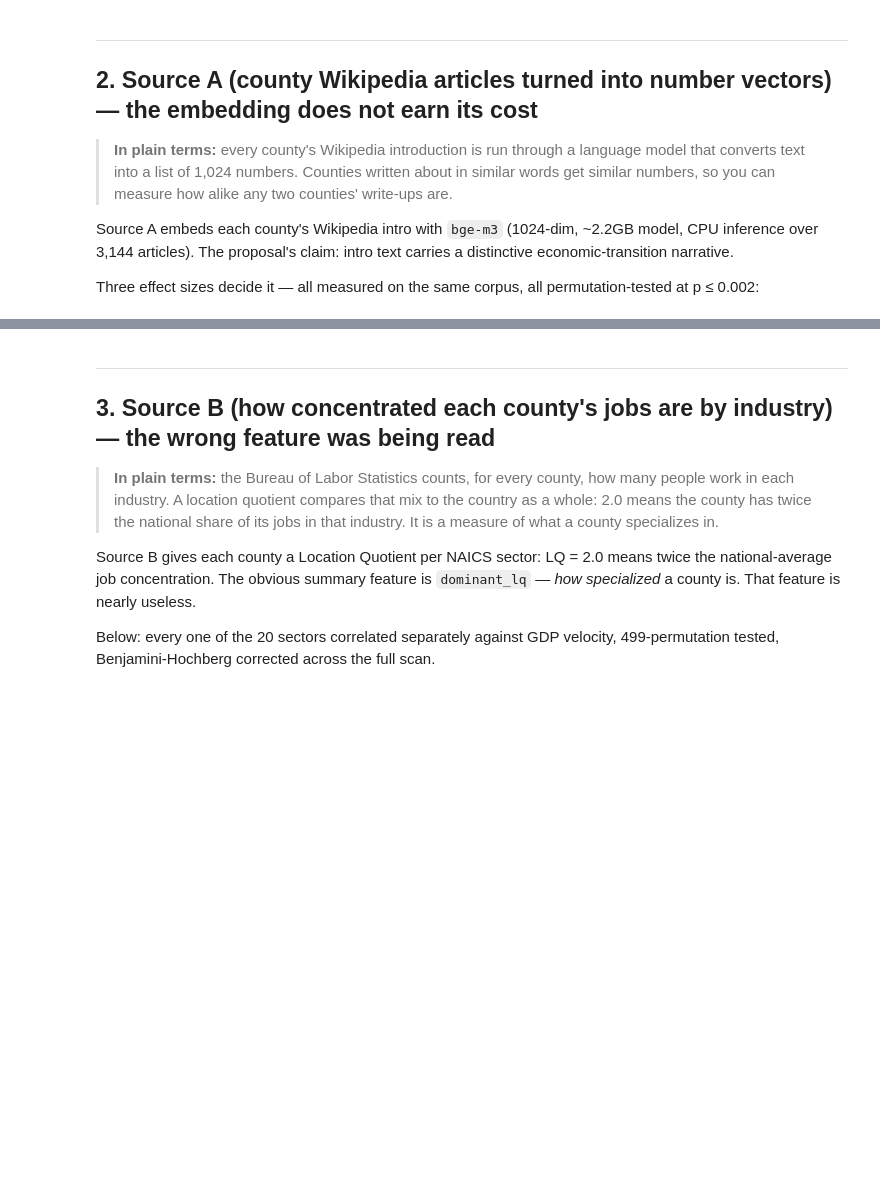
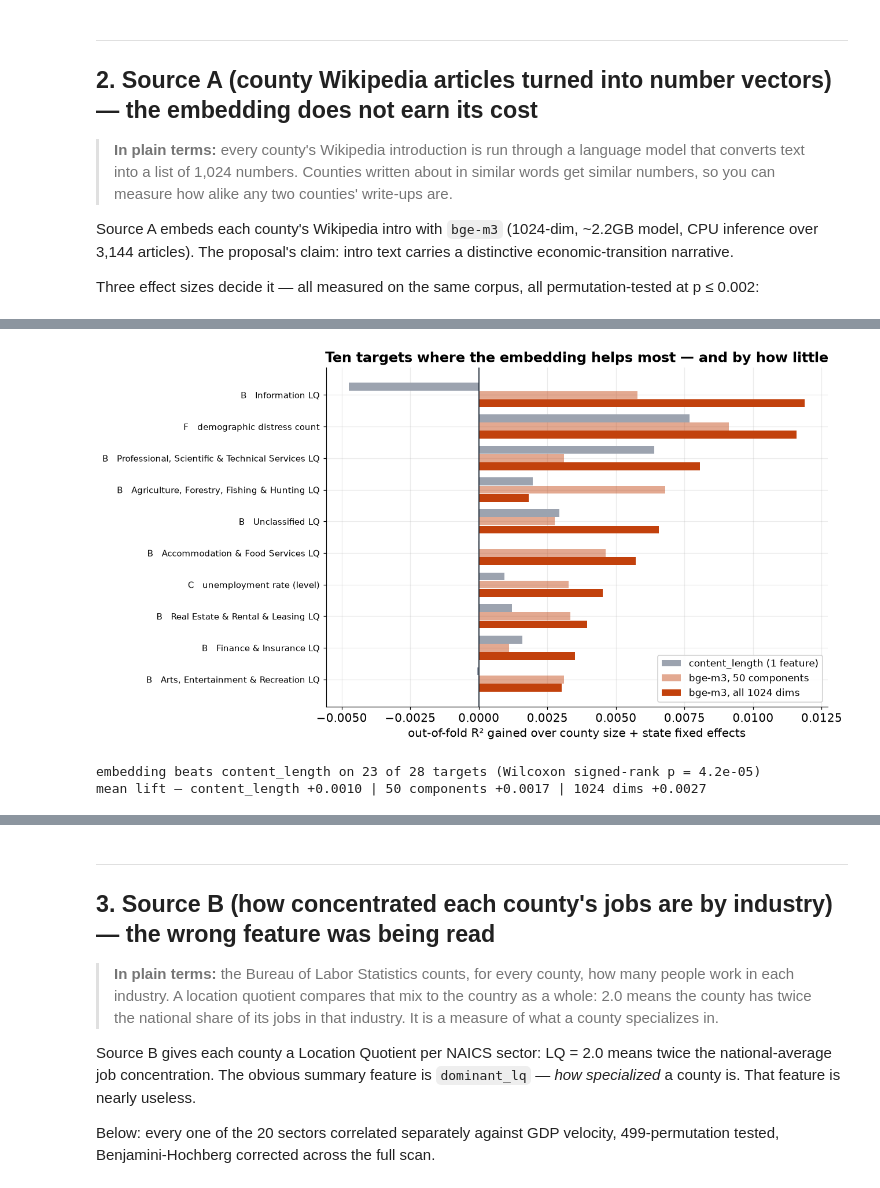
Before and after one commit to Max-Garcia-06/macro_embeddings, a Jupyter notebook: analysis-output/E_macro_key_findings.ipynb, the cells around one changed output, grey strips where cells are left out. Cells and saved outputs as stored; diff of their text form; code cells hidden in the pictures; blank space fills up the shorter version.

```diff
--- a/analysis-output/E_macro_key_findings.ipynb
+++ b/analysis-output/E_macro_key_findings.ipynb
@@ -448,0 +473,34 @@ regenerated. Reinstating the step is a `git revert`.
+# %%
+rep = pd.read_csv(OUTPUTS / "source_a_representation.csv")
+rep_stats = json.loads((ANALYSIS / "source-a" / "source_a_representation_stats.json").read_text())
+
+top = rep.nlargest(10, "best_embedding_lift").iloc[::-1]
+y = np.arange(len(top))
+
+fig, ax = plt.subplots(figsize=(12, 6.5))
+ax.barh(y + 0.26, top["lift_length"], height=0.25, color=MUTED,
+        label="content_length (1 feature)", zorder=3)
+ax.barh(y, top["lift_pca50"], height=0.25, color=mpl.colors.to_rgba(ACCENT, 0.45),
+        label="bge-m3, 50 components", zorder=3)
+ax.barh(y - 0.26, top["lift_full"], height=0.25, color=ACCENT,
+        label="bge-m3, all 1024 dims", zorder=3)
+
+ax.axvline(0, color=INK, lw=1.2, zorder=4)
+ax.set_yticks(y)
+ax.set_yticklabels([f"{r.pillar}   {r.label}" for r in top.itertuples()], fontsize=10)
+ax.set_xlabel("out-of-fold R² gained over county size + state fixed effects")
+ax.set_title("Ten targets where the embedding helps most — and by how little")
+ax.legend(loc="lower right", fontsize=11, framealpha=0.95)
+plt.tight_layout()
+plt.show()
+
+print(f"embedding beats content_length on {rep_stats['n_embedding_wins']} "
+      f"of {rep_stats['n_targets']} targets "
+      f"(Wilcoxon signed-rank p = {rep_stats['wilcoxon_p']:.1e})")
+print(f"mean lift — content_length {rep_stats['mean_lift_length']:+.4f} | "
+      f"50 components {rep_stats['mean_lift_pca50']:+.4f} | "
+      f"1024 dims {rep_stats['mean_lift_full']:+.4f}")
+# %% [output]
+[figure, added]
+embedding beats content_length on 23 of 28 targets (Wilcoxon signed-rank p = 4.2e-05)
+mean lift — content_length +0.0010 | 50 components +0.0017 | 1024 dims +0.0027
```
Also changed, not shown: parts of 14 cells of this notebook.
